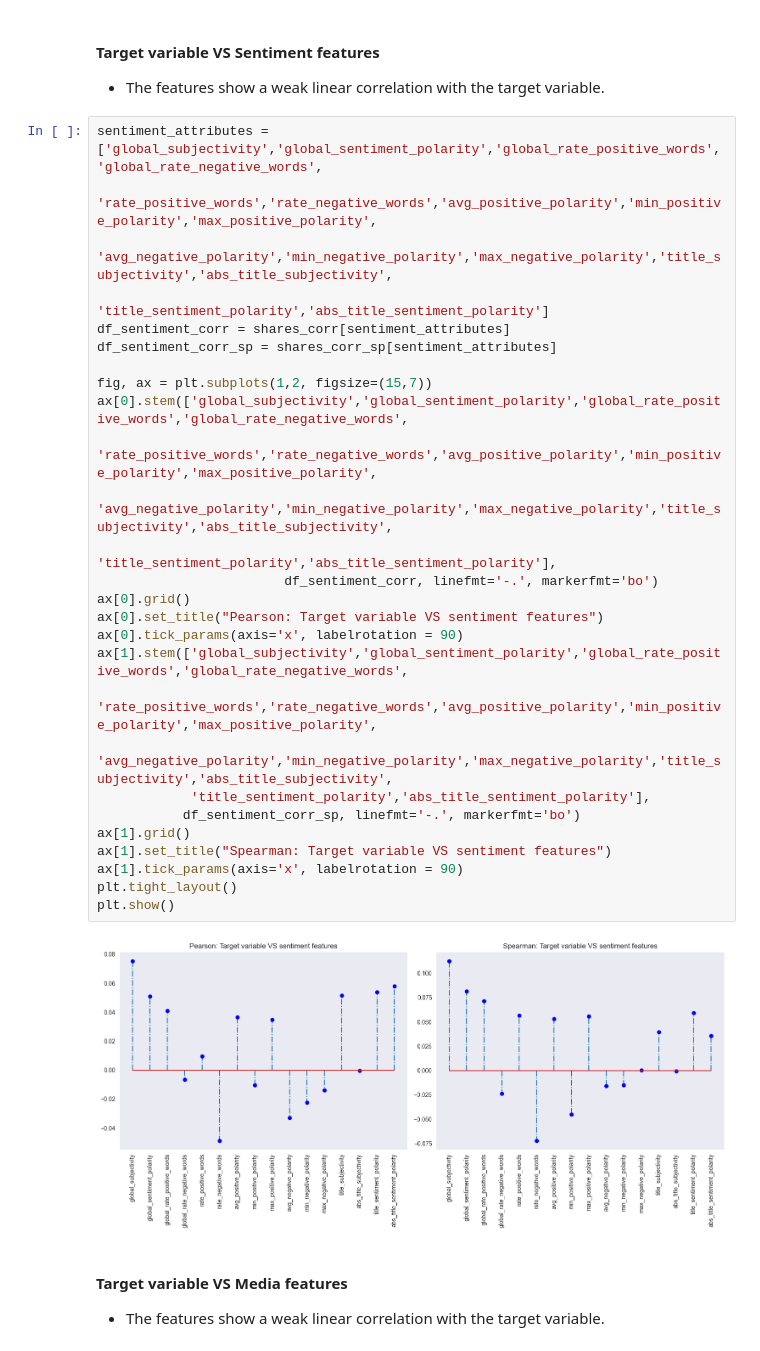
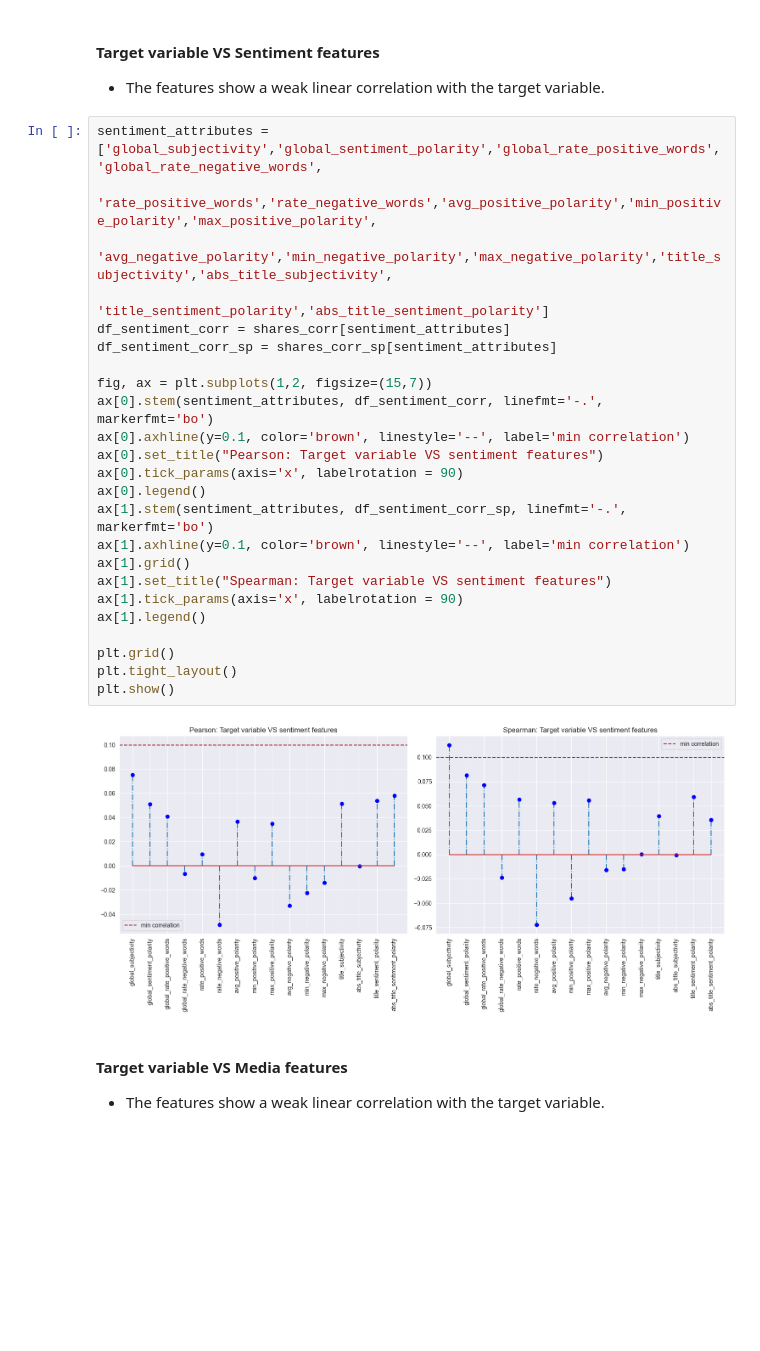
Before and after one commit to lolloberga/predict-shares-online-news, a Jupyter notebook: dataset_exploration.ipynb, the cells around one changed output. Saved outputs shown, nothing was run; the diff lists cells and outputs as text; blank space fills up the shorter version.

Commit message:
add: add axhline to multivariate correlation analysis

```diff
--- a/dataset_exploration.ipynb
+++ b/dataset_exploration.ipynb
@@ -482,32 +491,29 @@ plt.show()
 # %%
 sentiment_attributes = ['global_subjectivity','global_sentiment_polarity','global_rate_positive_words','global_rate_negative_words',
                         'rate_positive_words','rate_negative_words','avg_positive_polarity','min_positive_polarity','max_positive_polarity',
                         'avg_negative_polarity','min_negative_polarity','max_negative_polarity','title_subjectivity','abs_title_subjectivity',
                         'title_sentiment_polarity','abs_title_sentiment_polarity']
 df_sentiment_corr = shares_corr[sentiment_attributes]
 df_sentiment_corr_sp = shares_corr_sp[sentiment_attributes]
 
 fig, ax = plt.subplots(1,2, figsize=(15,7))
-ax[0].stem(['global_subjectivity','global_sentiment_polarity','global_rate_positive_words','global_rate_negative_words',
-                       'rate_positive_words','rate_negative_words','avg_positive_polarity','min_positive_polarity','max_positive_polarity',
-                       'avg_negative_polarity','min_negative_polarity','max_negative_polarity','title_subjectivity','abs_title_subjectivity',
-                       'title_sentiment_polarity','abs_title_sentiment_polarity'],
-                        df_sentiment_corr, linefmt='-.', markerfmt='bo')
-ax[0].grid()
+ax[0].stem(sentiment_attributes, df_sentiment_corr, linefmt='-.', markerfmt='bo')
+ax[0].axhline(y=0.1, color='brown', linestyle='--', label='min correlation')
 ax[0].set_title("Pearson: Target variable VS sentiment features")
 ax[0].tick_params(axis='x', labelrotation = 90)
-ax[1].stem(['global_subjectivity','global_sentiment_polarity','global_rate_positive_words','global_rate_negative_words',
-            'rate_positive_words','rate_negative_words','avg_positive_polarity','min_positive_polarity','max_positive_polarity',
-            'avg_negative_polarity','min_negative_polarity','max_negative_polarity','title_subjectivity','abs_title_subjectivity',
-            'title_sentiment_polarity','abs_title_sentiment_polarity'],
-           df_sentiment_corr_sp, linefmt='-.', markerfmt='bo')
+ax[0].legend()
+ax[1].stem(sentiment_attributes, df_sentiment_corr_sp, linefmt='-.', markerfmt='bo')
+ax[1].axhline(y=0.1, color='brown', linestyle='--', label='min correlation')
 ax[1].grid()
 ax[1].set_title("Spearman: Target variable VS sentiment features")
 ax[1].tick_params(axis='x', labelrotation = 90)
+ax[1].legend()
+
+plt.grid()
 plt.tight_layout()
 plt.show()
 # %% [output]
-[figure, old version]
+[figure, new version]
 # %% [markdown]
 #### Target variable VS Media features
 - The features show a weak linear correlation with the target variable.
```
Also changed, not shown: parts of 13 cells of this notebook.
